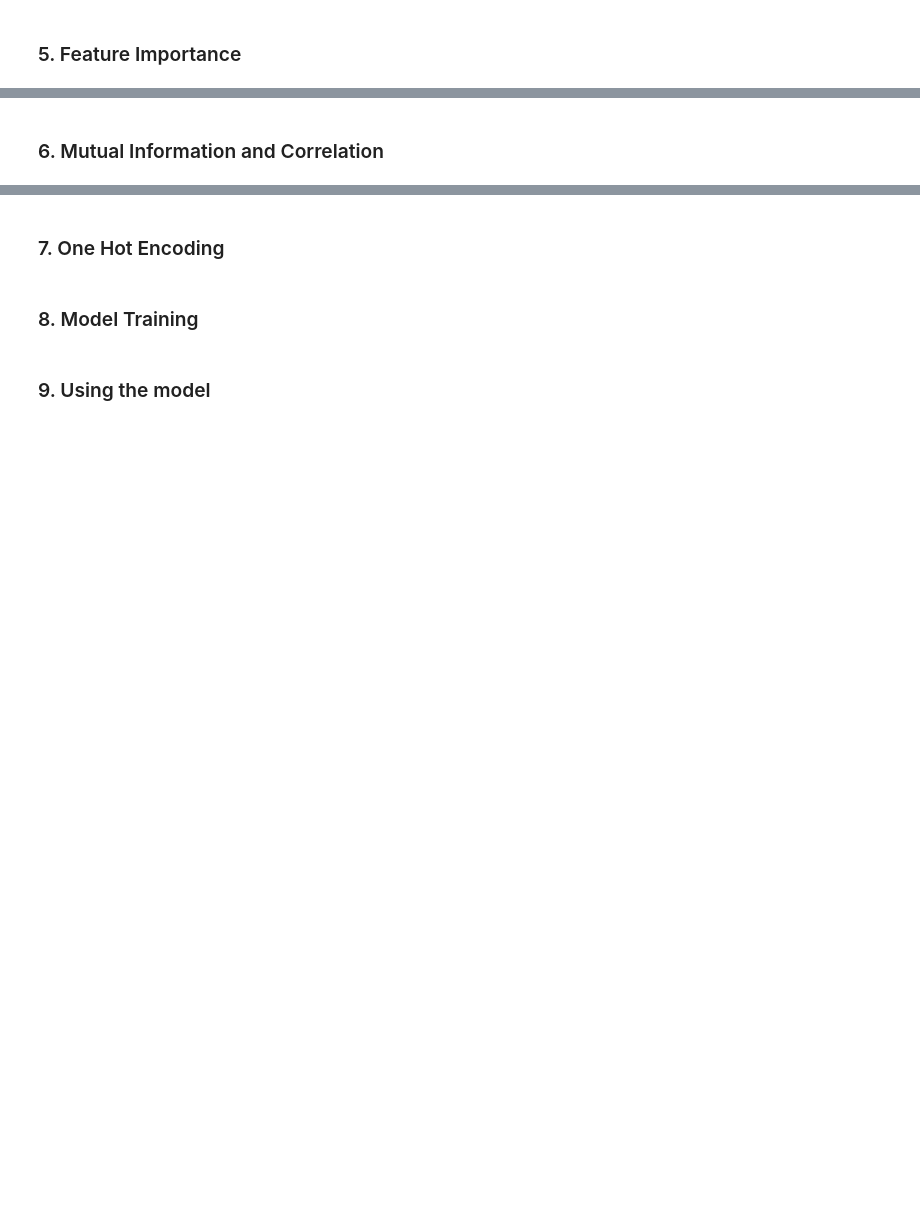
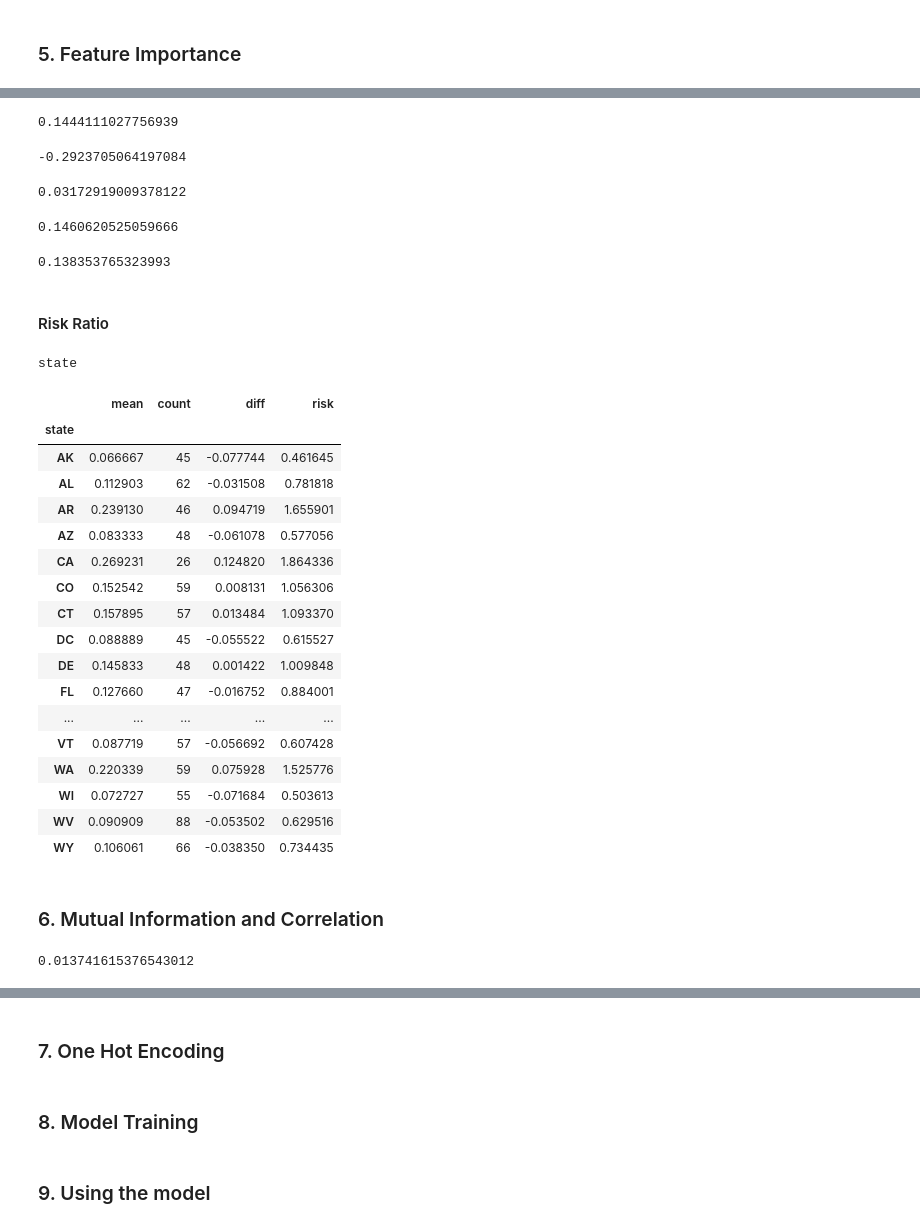
Before and after one commit to moebawab/Customer-Churn, a Jupyter notebook: Telecom_Churn.ipynb, the cells around one changed output, grey strips where cells are left out. Drawn from its saved outputs; the diff is of its cells as text; code cells hidden in the pictures; blank space fills up the shorter version.

```diff
--- a/Telecom_Churn.ipynb
+++ b/Telecom_Churn.ipynb
@@ -117,2 +134,3 @@ memory usage: 481.8+ KB
 # %%
-categorical_columns = list(df.dtypes[df.dtypes == 'object'].index)
+categorical = list(df.dtypes[df.dtypes == 'object'].index)
+categorical
@@ -145,2 +260,60 @@ del df_test['churn']
+# %%
+global_churn = df_full_train.churn.mean()
+global_churn
+# %% [output]
+0.1444111027756939
+# %%
+global_churn - churn_international_plan
+# %% [output]
+-0.2923705064197084
+# %%
+global_churn - churn_no_international_plan
+# %% [output]
+0.03172919009378122
+# %%
+churn_cst_service = df_full_train[df_full_train.customer_service_calls >= 1].churn.mean()
+churn_cst_service
+# %% [output]
+0.1460620525059666
+# %%
+churn_no_cst_service = df_full_train[df_full_train.customer_service_calls < 1].churn.mean()
+churn_no_cst_service
+# %% [output]
+0.138353765323993
+# %% [markdown]
+#### Risk Ratio
+# %%
+for c in categorical:
+    print(c)
+    df_group = df_full_train.groupby(c).churn.agg(['mean', 'count'])
+    df_group['diff'] = df_group['mean'] - global_churn
+    df_group['risk'] = df_group['mean'] / global_churn
+    display(df_group)
+    print()
+    print()
+# %% [output]
+state
+|  | mean | count | diff | risk |
+| state |  |  |  |  |
+| AK | 0.066667 | 45 | -0.077744 | 0.461645 |
+| AL | 0.112903 | 62 | -0.031508 | 0.781818 |
+| AR | 0.239130 | 46 | 0.094719 | 1.655901 |
+| AZ | 0.083333 | 48 | -0.061078 | 0.577056 |
+| CA | 0.269231 | 26 | 0.124820 | 1.864336 |
+| CO | 0.152542 | 59 | 0.008131 | 1.056306 |
+| CT | 0.157895 | 57 | 0.013484 | 1.093370 |
+| DC | 0.088889 | 45 | -0.055522 | 0.615527 |
+| DE | 0.145833 | 48 | 0.001422 | 1.009848 |
+| FL | 0.127660 | 47 | -0.016752 | 0.884001 |
+| ... | ... | ... | ... | ... |
+| VT | 0.087719 | 57 | -0.056692 | 0.607428 |
+| WA | 0.220339 | 59 | 0.075928 | 1.525776 |
+| WI | 0.072727 | 55 | -0.071684 | 0.503613 |
+| WV | 0.090909 | 88 | -0.053502 | 0.629516 |
+| WY | 0.106061 | 66 | -0.038350 | 0.734435 |
 # %% [markdown]
 ### 6. Mutual Information and Correlation
+# %%
+mutual_info_score(df_full_train.state,df_full_train.churn)
+# %% [output]
+0.013741615376543012
```
Also changed, not shown: parts of 24 cells of this notebook.
